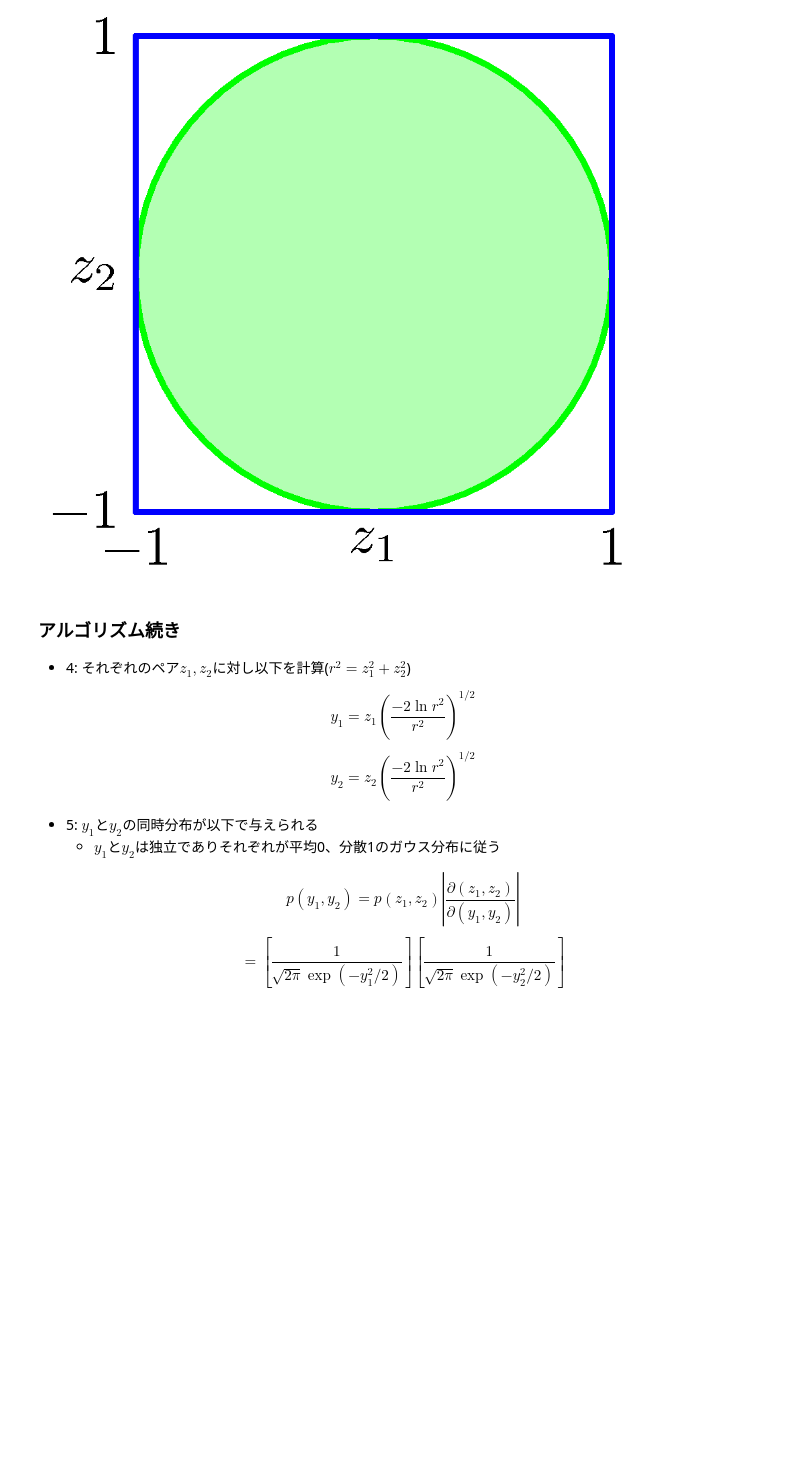
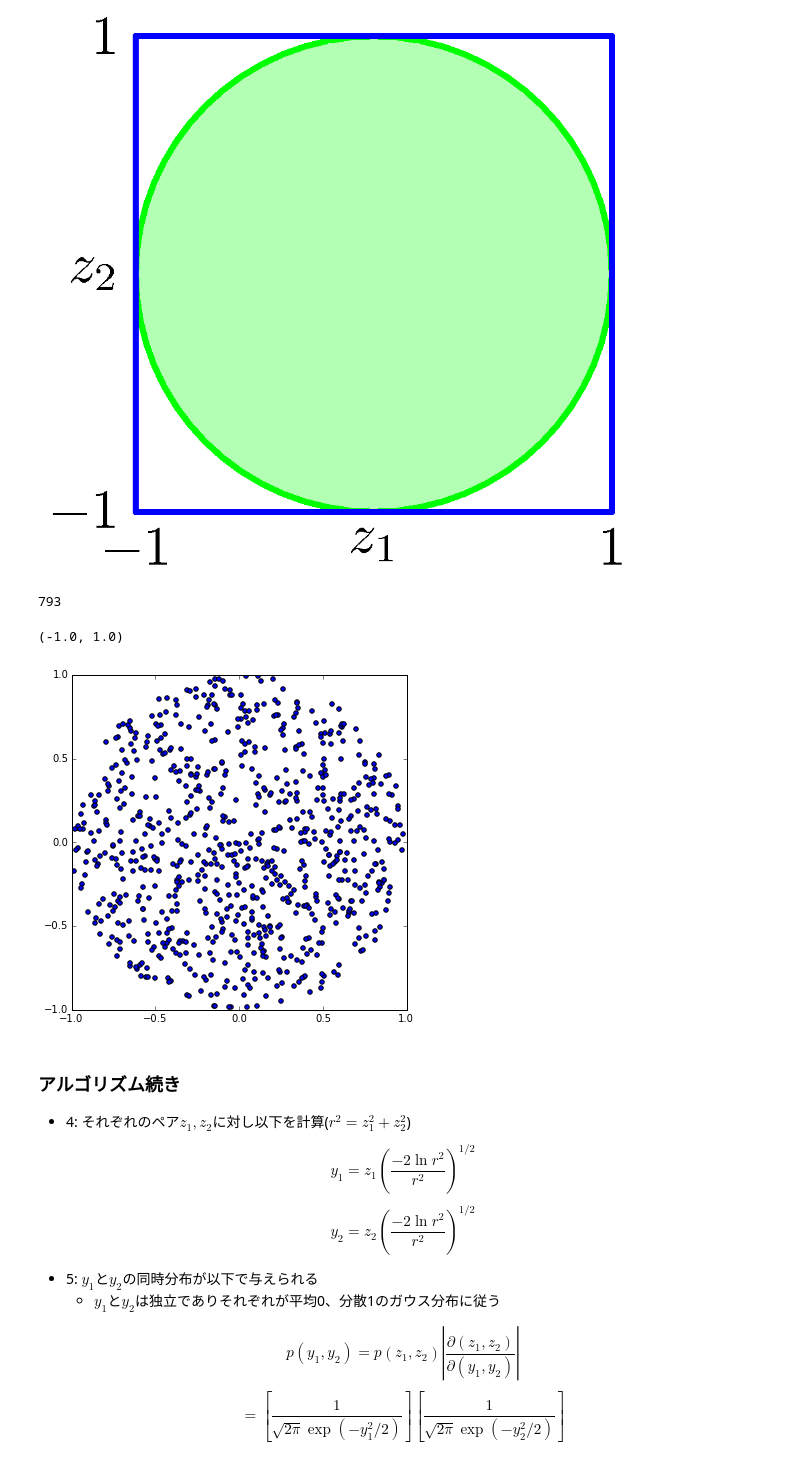
Before and after one commit to wrist/prml_ipynbs, a Jupyter notebook: chapter11/PRMLChapter11.ipynb, the cells around one changed output. Cells and saved outputs as stored; diff of their text form; code cells hidden in the pictures; blank space fills up the shorter version.

```diff
--- a/chapter11/PRMLChapter11.ipynb
+++ b/chapter11/PRMLChapter11.ipynb
@@ -265,6 +329,26 @@ $$ p(y_1,...,y_M) = p(z_1,...,z_M)\left| \frac{\partial(z_1,...,z_M)}{\partial(y
 disp_figure("11.3")
 # %% [output]
 [figure]
+# %%
+from numpy.random import RandomState
+
+z1s = RandomState(1).uniform(-1.0, 1.0, size=1000)
+z2s = RandomState(2).uniform(-1.0, 1.0, size=1000)
+
+z_mask = ((z1s ** 2) + (z2s ** 2) <= 1.0)
+z_pairs = np.array(zip(z1s, z2s))[z_mask]
+print(np.alen(z_pairs))
+# %% [output]
+793
+# %%
+fig = plt.figure(1, figsize=(6, 6))
+ax = fig.add_subplot(111)
+ax.scatter(z_pairs[:,0], z_pairs[:,1])
+ax.set_xlim([-1.0, 1.0])
+ax.set_ylim([-1.0, 1.0])
+# %% [output]
+(-1.0, 1.0)
+[figure, added]
 # %% [markdown]
 ### アルゴリズム続き ###
 
```
Also changed, not shown: parts of 39 cells of this notebook, 1 other file.
